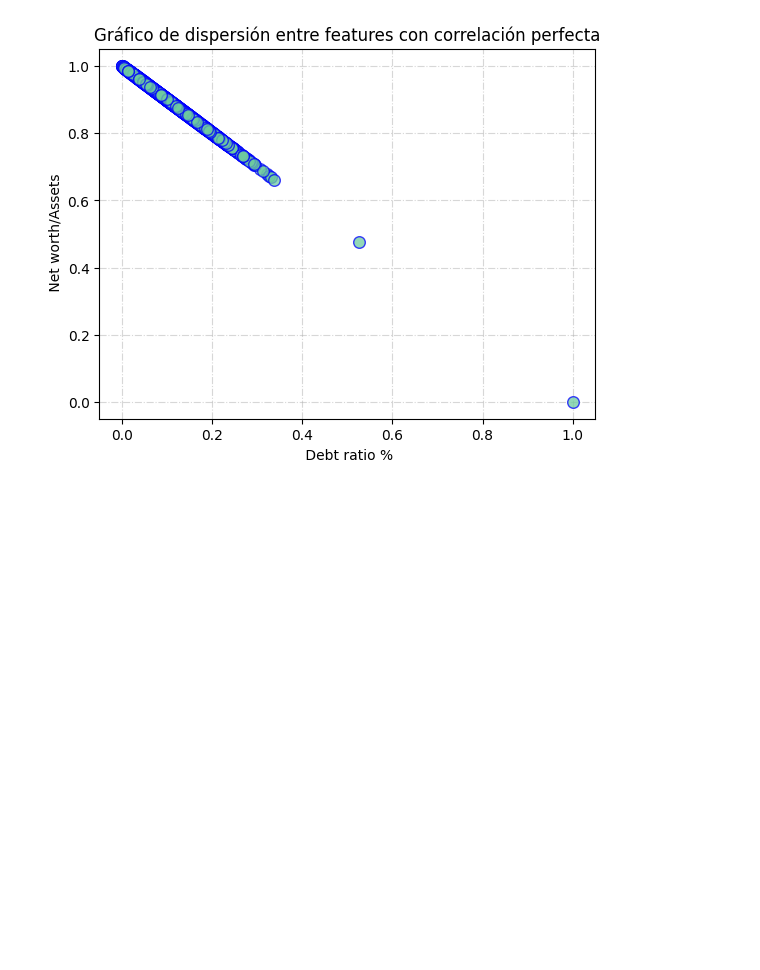
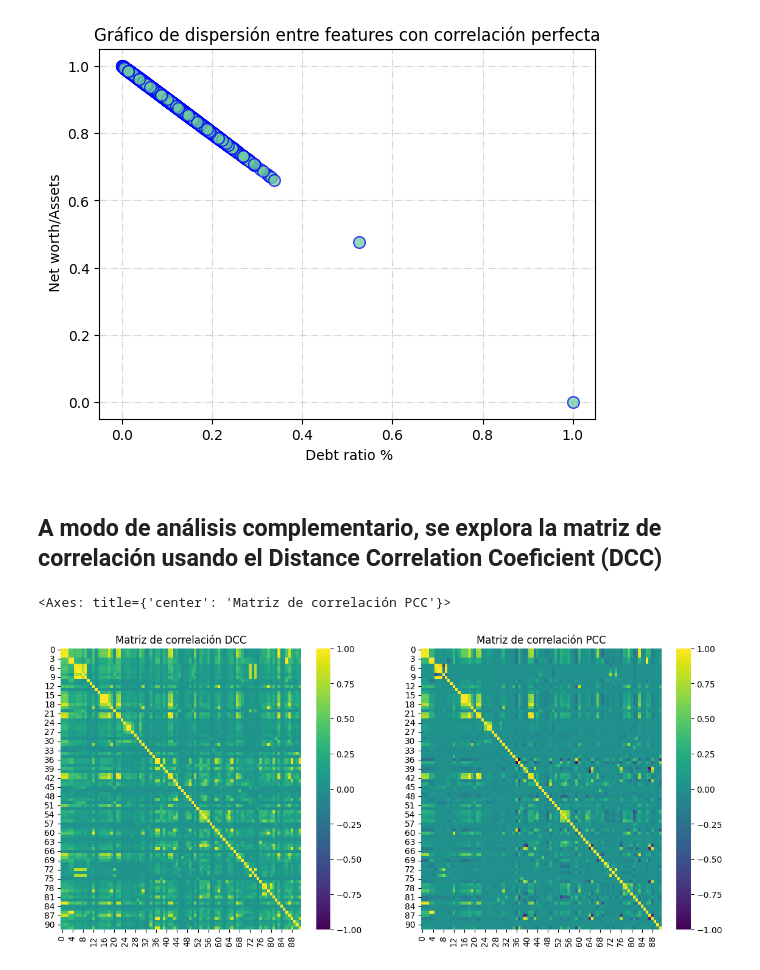
Before and after one commit to epsilondenso/Data_Science_projects, a Jupyter notebook: notebooks/02_EDA.ipynb, the cells around one changed output. Cells and saved outputs as stored; diff of their text form; code cells hidden in the pictures; blank space fills up the shorter version.

```diff
--- a/notebooks/02_EDA.ipynb
+++ b/notebooks/02_EDA.ipynb
@@ -94,3 +96,17 @@ plt.ylabel(prep_data.columns[p_column])
 # %% [output]
 Text(0, 0.5, ' Net worth/Assets')
 [figure]
+# %% [markdown]
+## A modo de análisis complementario, se explora la matriz de correlación usando el Distance Correlation Coeficient (DCC)
+# %%
+dcc_features_matrix = et.dcc_matrix(stzd_data.iloc[:, 1:].T.to_numpy())
+ef_dcc_arr, ef_dcc_index = et.effective_correlations(dcc_features_matrix, diagonal = False, indices = True)
+# %%
+fig, axes = plt.subplots(1, 2, figsize=(14, 6))
+axes[0].set_title("Matriz de correlación DCC")
+sns.heatmap(dcc_features_matrix, cmap = "viridis", vmin = -1, vmax = 1, ax = axes[0])
+axes[1].set_title("Matriz de correlación PCC")
+sns.heatmap(pcc_features_matrix, cmap = "viridis", ax = axes[1])
+# %% [output]
+<Axes: title={'center': 'Matriz de correlación PCC'}>
+[figure, added]
```
Also changed, not shown: parts of 10 cells of this notebook, 5 other files.
